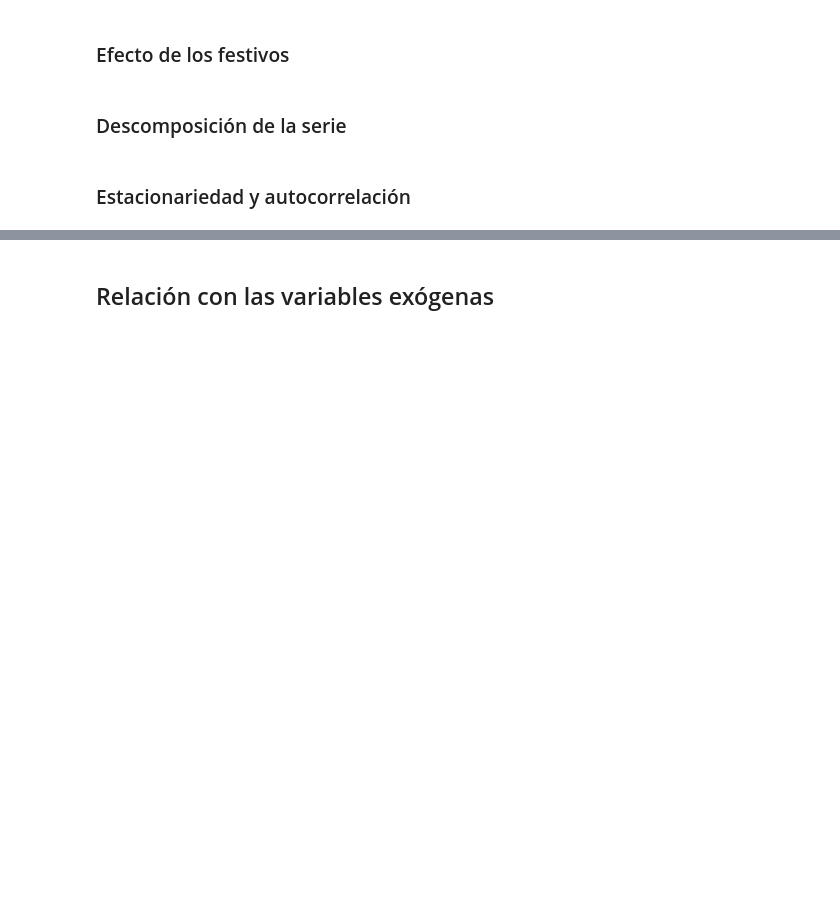
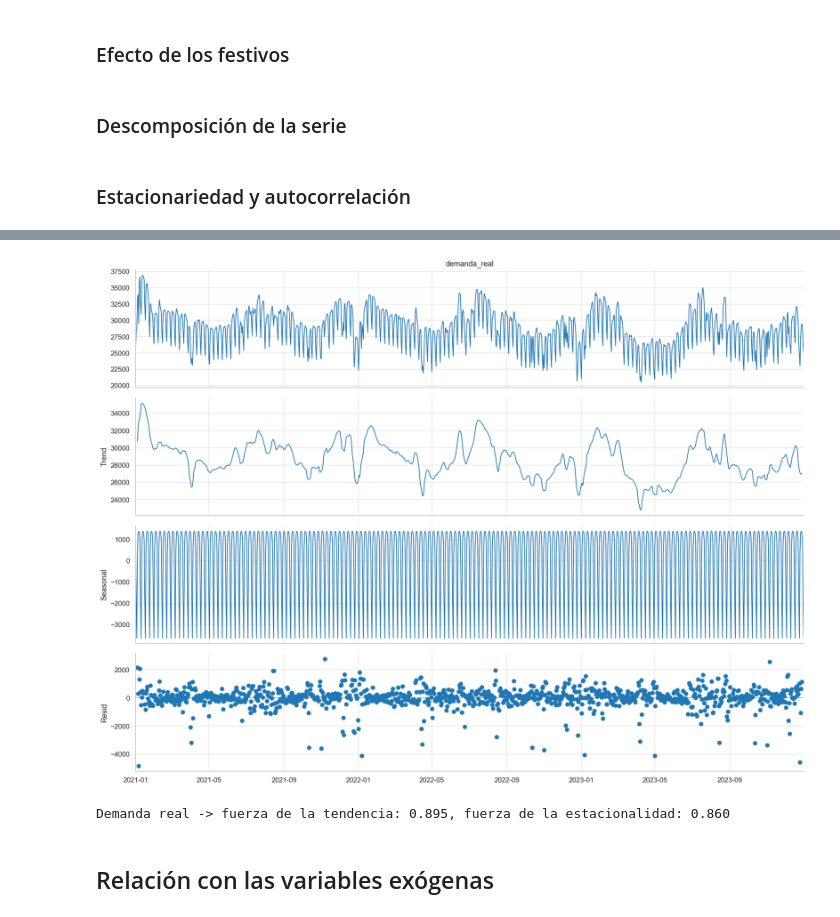
Before and after one commit to madalenointhemorning/MachineLearningUMU, a Jupyter notebook: practica2/notebooks/01_eda.ipynb, the cells around one changed output, grey strips where cells are left out. Saved outputs shown, nothing was run; the diff lists cells and outputs as text; code cells hidden in the pictures; blank space fills up the shorter version.

```diff
--- a/practica2/notebooks/01_eda.ipynb
+++ b/practica2/notebooks/01_eda.ipynb
@@ -540,2 +621,26 @@ Los tres años siguen el mismo perfil anual, pero hay que fijarse en los detalle
+# %%
+demanda_dec = seasonal_decompose(demanda_vis, model='additive', period=7)
+fig = demanda_dec.plot()
+fig.set_size_inches((16, 12))
+fig.tight_layout()
+
+fig.savefig(FIG_DIR / "eda_descomposicion_semanal.png", bbox_inches="tight")
+plt.show()
+# %% [output]
+[figure, added]
+# %%
+def fuerza_componentes(descomposicion):
+    """Fuerza de la tendencia (F_T) y de la estacionalidad (F_S) de una descomposición aditiva."""
+    R = descomposicion.resid.dropna()
+    T = descomposicion.trend.loc[R.index]
+    S = descomposicion.seasonal.loc[R.index]
+    F_T = max(0, 1 - R.var() / (T + R).var())
+    F_S = max(0, 1 - R.var() / (S + R).var())
+    return F_T, F_S
+
+F_T, F_S = fuerza_componentes(demanda_dec)
+print(f'Demanda real -> fuerza de la tendencia: {F_T:.3f}, fuerza de la estacionalidad: {F_S:.3f}')
+# %% [output]
+Demanda real -> fuerza de la tendencia: 0.895, fuerza de la estacionalidad: 0.860
 # %% [markdown]
 ## Relación con las variables exógenas
```
Also changed, not shown: parts of 14 cells of this notebook, 10 other files.
